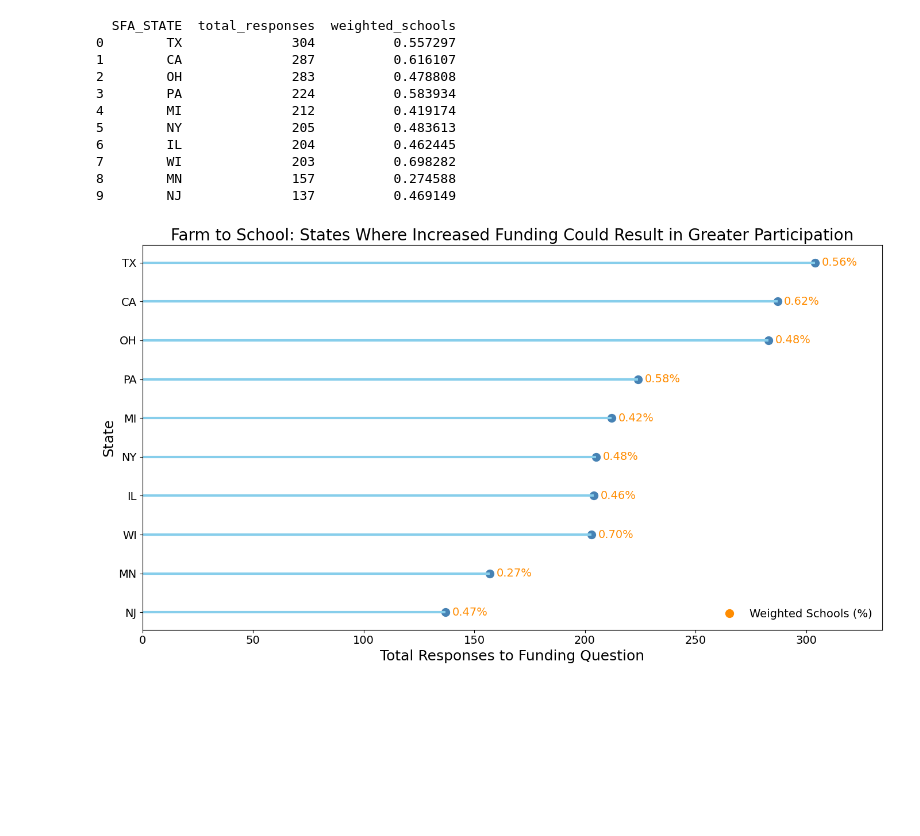
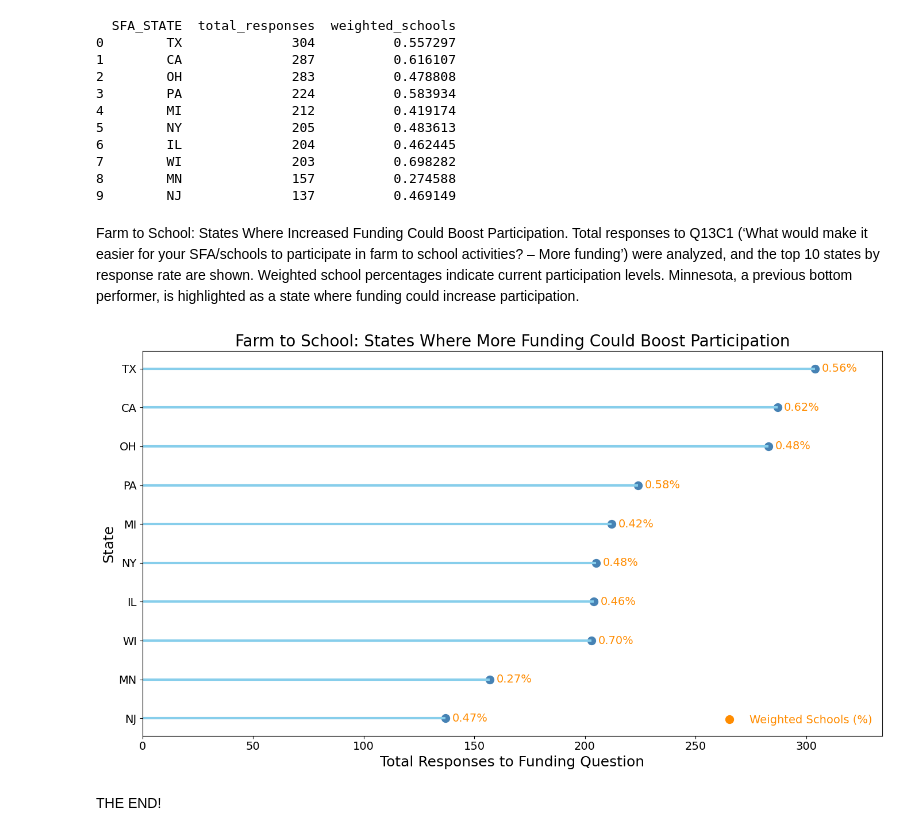
Before and after one commit to mollichite/Feeding-Minds-Data-on-Farm-to-School-Efforts-Nationwide, a Jupyter notebook: notebooks/final_cleaning.ipynb, the cells around one changed output. Saved outputs shown, nothing was run; the diff lists cells and outputs as text; code cells hidden in the pictures; blank space fills up the shorter version.

```diff
--- a/notebooks/final_cleaning.ipynb
+++ b/notebooks/final_cleaning.ipynb
@@ -230,9 +236,3 @@ count_all_0 = col_all_0.sum()
 print(count_all_0)
 # %% [output]
 0
-# %%
-#Converting column type to integer
-census_df['SFA_ZIP'] = census_df['SFA_ZIP'].astype('Int64')
-
-print(census_df['SFA_ZIP'].dtype)
-print(census_df['SFA_ZIP'].head(10))
@@ -862,6 +843,8 @@ print(top10_with_weight)
 7        WI              203          0.698282
 8        MN              157          0.274588
 9        NJ              137          0.469149
+# %% [markdown]
+Farm to School: States Where Increased Funding Could Boost Participation. Total responses to Q13C1 (‘What would make it easier for your SFA/schools to participate in farm to school activities? – More funding’) were analyzed, and the top 10 states by response rate are shown. Weighted school percentages indicate current participation levels. Minnesota, a previous bottom performer, is highlighted as a state where funding could increase participation.
 # %%
 
 #Sort top10 states by total responses
@@ -894,33 +877,39 @@ plt.scatter(
 )
 
 #Add weighted schools percentages as text next to the dots
 for x, y, weight in zip(top10_sorted['total_responses'], top10_sorted['SFA_STATE'], top10_sorted['weighted_schools']):
     plt.text(
         x + 3,
         y,
         f"{weight:.2f}%",
         va='center',
         fontsize=14,
         color='darkorange'
     )
 
 legend_elements = [
     Line2D([0], [0], color='darkorange', marker='o', linestyle='None',
            markersize=10, label="Weighted Schools (%)")
 
 ]
 
-plt.legend(
+leg = plt.legend(
     handles=legend_elements,
     loc='lower right',
     frameon=False
 )
 
+for text, handle in zip(leg.get_texts(), legend_elements):
+    text.set_color(handle.get_color())
+
 plt.xlabel("Total Responses to Funding Question")
 plt.ylabel("State")
-plt.title("Farm to School: States Where Increased Funding Could Result in Greater Participation")
+plt.title("Farm to School: States Where More Funding Could Boost Participation")
 plt.xlim(0, top10_sorted['total_responses'].max() * 1.1)
 plt.tight_layout()
+plt.savefig(r"C:\Users\molly\projects\farm_to_school\visuals\V4_funding", dpi=300, bbox_inches='tight')
 plt.show()
 # %% [output]
-[figure, old version]
+[figure, new version]
+# %% [markdown]
+THE END!
```
Also changed, not shown: parts of 23 cells of this notebook.
